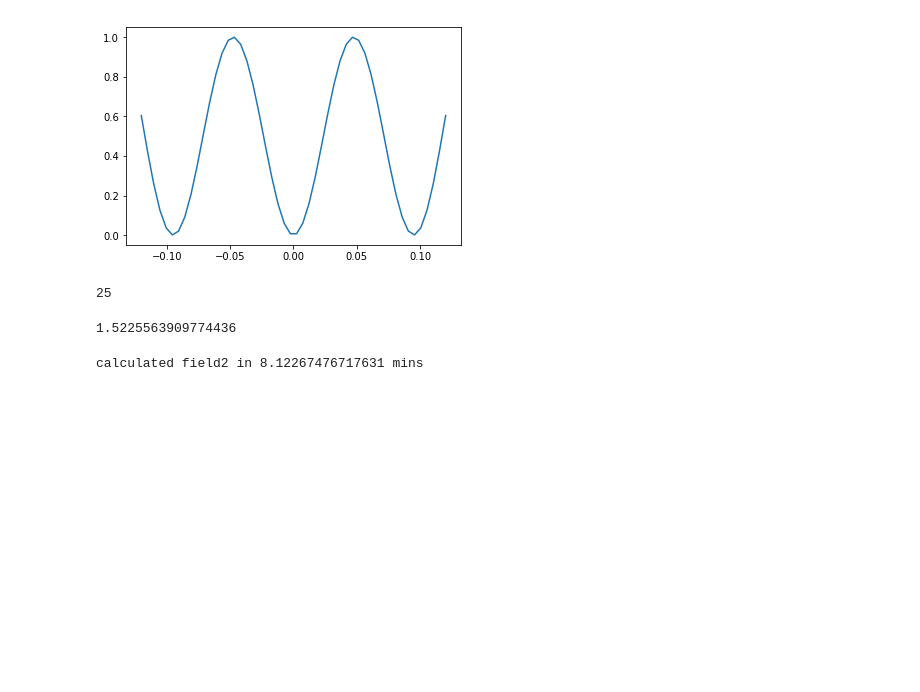
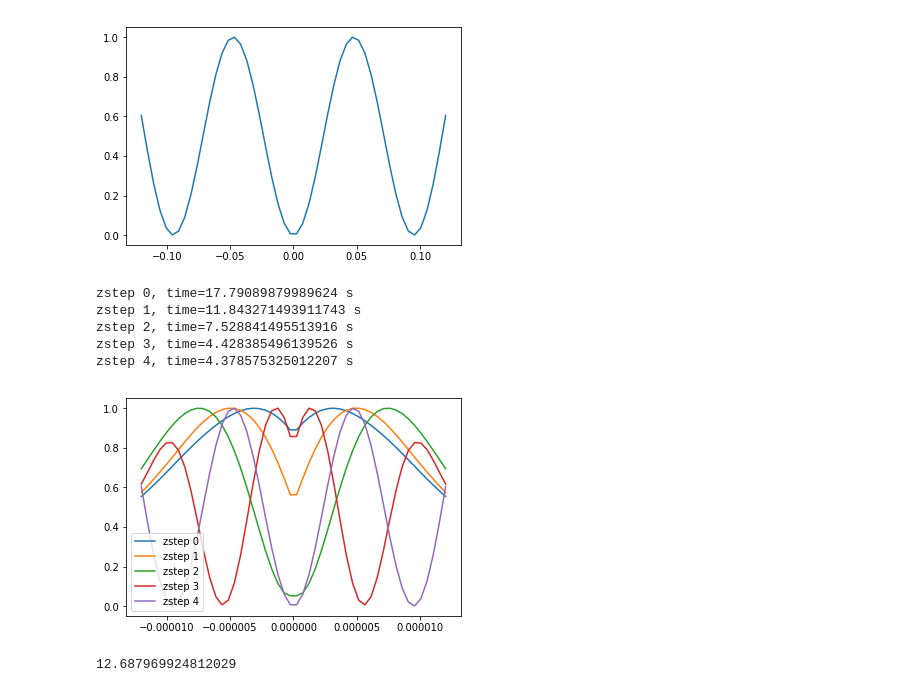
Before and after one commit to prhuft/fourier-optics, a Jupyter notebook: symmetric_gba.ipynb, the cells around one changed output. Saved outputs shown, nothing was run; the diff lists cells and outputs as text; code cells hidden in the pictures; blank space fills up the shorter version.

Commit message:
output field xz slice

```diff
--- a/symmetric_gba.ipynb
+++ b/symmetric_gba.ipynb
@@ -448,7 +459,10 @@ ax.set_ylabel(r'Intensity [arb. units]')
 Lx2 = (f2*dx/f1) # output array periodicity
 zTalbot = 2*Lx2**2/lmbda # Talbot length behind lens f2
 numxpts = 50
-numzpts = 500
+numzpts = 5
+
+assert numxpts % 2 == 0, "need even numxpts to be able to reflect field"
+midx = int(numxpts/2)
 
 w = a*0.12 # 2 x 2 grid, dx = dy = 3*a, M = .03, gridwidth out ~ ((xnum-1)*d + a)*.03 = .12*a
 pts = 50
@@ -491,9 +506,37 @@ plt.plot(xpts2/a, ix2soln)
 # %% [output]
 [<matplotlib.lines.Line2D at 0x...>]
 [figure]
-# %%
-midpt
-# %% [output]
-25
+# %%
+### take code for slice above, and build multiple slices at different z
+
+y2 = xpts2[35]
+z2 = f2
+
+xsolns = []
+
+for j in range(numzpts):
+    t0 = time()
+    xsoln = empty(numxpts, complex)
+    for i in range(midpt): # loop
+        xsoln[i] = field2_int(xpts2[i], y2 ,zpts2[j])
+    xsolns.append(xsoln)
+    print(f"zstep {j}, time={(time()-t0)} s")
+# %% [output]
+zstep 0, time=17.79089879989624 s
+zstep 1, time=11.843271493911743 s
+zstep 2, time=7.528841495513916 s
+zstep 3, time=4.428385496139526 s
+zstep 4, time=4.378575325012207 s
+# %%
+for j in range(numzpts):
+    xsoln = array(xsolns[j])
+    xsoln[midx:] = flip(xsoln[:midx])
+    ix2soln = conjugate(xsoln)*xsoln
+    ix2soln /= max(ix2soln)
+    plt.plot(xpts2, ix2soln, label=f'zstep {j}')
+plt.legend()
+# plt.savefig('xz_slices_output_field.png')
+# %% [output]
+[figure, added]
 # %%
 ## plot the field in the x2-z2 plane after lens 2.
@@ -510,18 +558,4 @@ zpts2 = linspace(f2 - a, f2, numzpts) # plot two Talbot planes back from f2
 # %%
-zTalbot/a
+zTalbot/w
 # %% [output]
-1.5225563909774436
+12.687969924812029
-# %%
-fieldxz2 = empty((numxpts,numzpts), complex)
-y2 = xpts2[35] # the y plane to look at; about 5 um off axis
-
-# compute above z axis, then reflect
-assert numxpts % 2 == 0, "you're being stupid. you have to be able to reflect the field later"
-
-t0 = time()
-for i in range(midx): # only fill field midway through x. reflect about z axis later
-    for j in range(pts):
-        fieldxz2[i,j] = field2_int(xpts2[i], y2 ,zpts2[j])
-print(f"calculated field2 in {(time()-t0)/60} mins")
-# %% [output]
-calculated field2 in 8.12267476717631 mins
```
Also changed, not shown: parts of 21 cells of this notebook, 4 other files.
